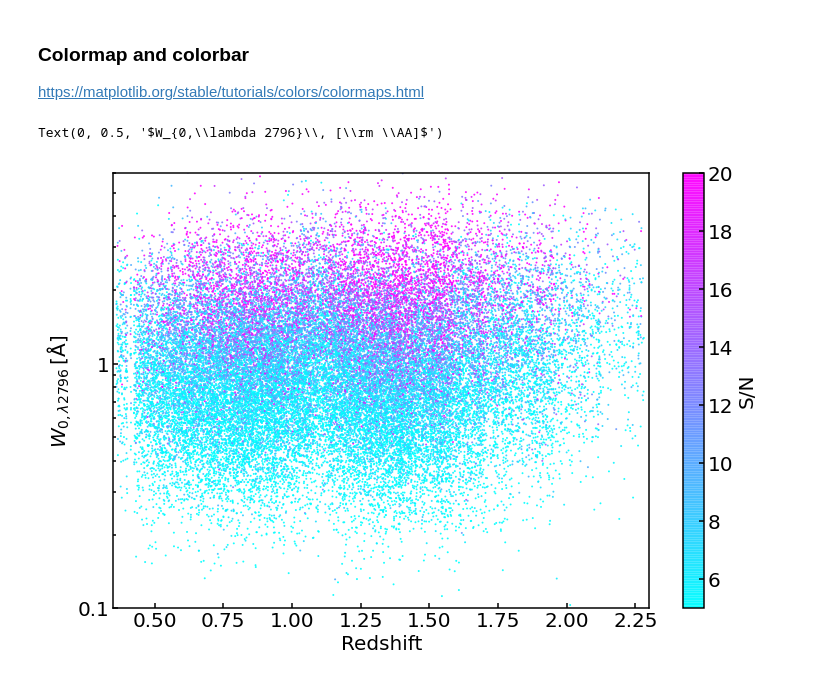
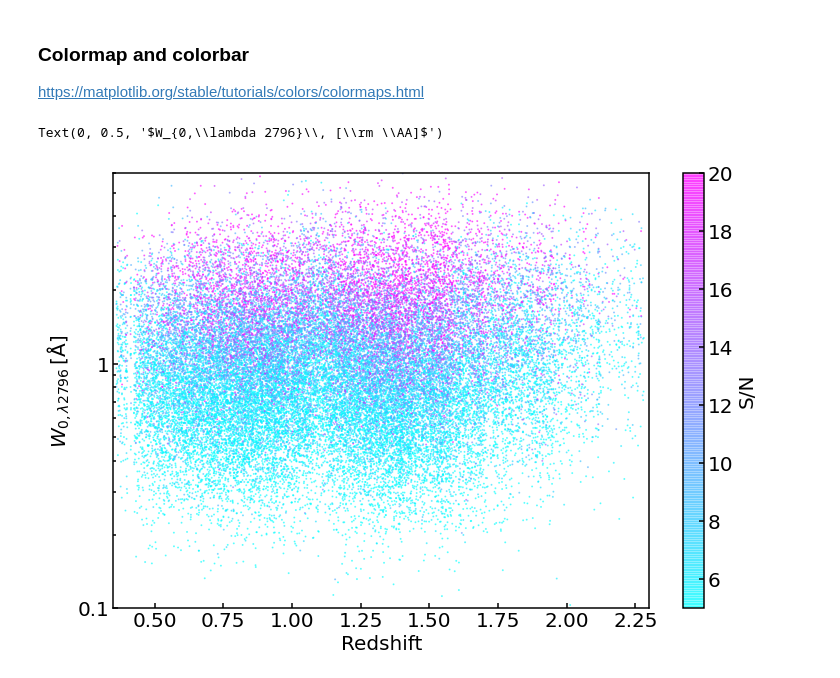
Before and after one commit to CrazyAncestor/Data-Analysis-in-Astronomy-2021, a Jupyter notebook: Week_1/Python_basic.ipynb, the cells around one changed output. Drawn from its saved outputs; the diff is of its cells as text; code cells hidden in the pictures.

```diff
--- a/Week_1/Python_basic.ipynb
+++ b/Week_1/Python_basic.ipynb
@@ -420,30 +468,31 @@ https://matplotlib.org/stable/tutorials/colors/colormaps.html
 # %%
 #search = np.where(catalog['REW_MGII_2796']>1.0)
 import matplotlib.cm as cm
+# Search python color map
 #from mpl_toolkits.axes_grid1 import make_axes_locatable
 
 my_plot_style()
 
 
 plt.figure(figsize=(12,8))
 
 
-plt.scatter(catalog['zabs'],catalog['REW_MGII_2796'],s=1,c=catalog['SNR_MGII_2796'],vmin=5,vmax=20,alpha=0.8,cmap=cm.cool)
+plt.scatter(catalog['zabs'],catalog['REW_MGII_2796'],s=1,c=catalog['SNR_MGII_2796'],vmin=5,vmax=20,alpha=0.5,cmap=cm.cool)
 plt.colorbar(label='S/N')
 #plt.scatter(catalog['REW_MGII_2796'][search[0]],catalog['REW_MGII_2803'][search[0]],s=1,alpha=0.5)
 #plt.xscale('log')
 plt.yscale('log')
 plt.xlim(0.35,2.3)
 plt.ylim(0.1,6)
 
 #plt.xticks([0.1,1],('0.1','1'))
 plt.yticks([0.1,1],('0.1','1'))
 plt.xlabel('Redshift')
 plt.ylabel('$W_{0,\lambda 2796}\\, [\\rm \AA]$')
 
 
 
 #plt.subplot(2,1,2)
 # %% [output]
 Text(0, 0.5, '$W_{0,\\lambda 2796}\\, [\\rm \\AA]$')
-[figure, old version]
+[figure, new version]
```
Also changed, not shown: parts of 25 cells of this notebook, 1 other file.
